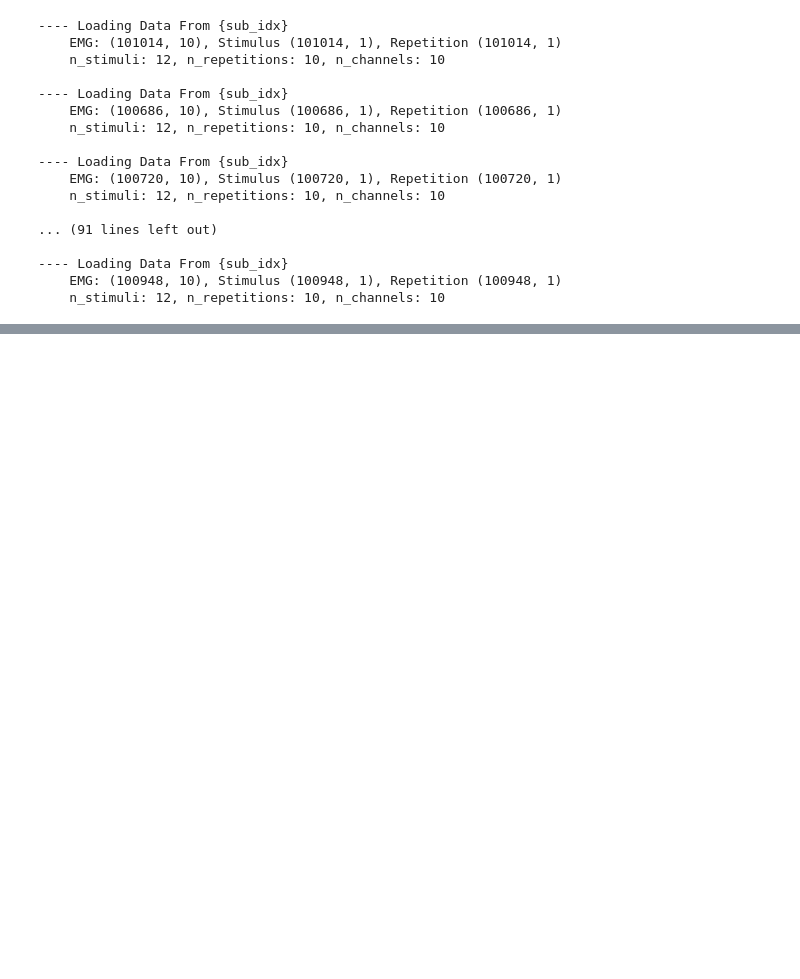
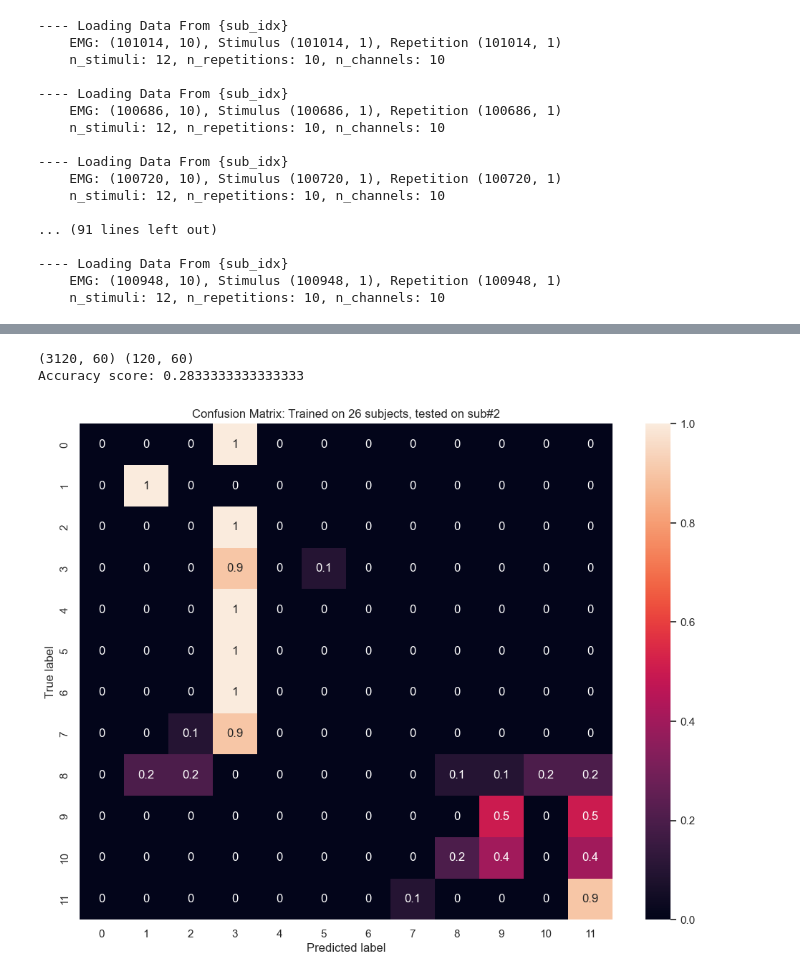
Before and after one commit to YuanshengZhou309/NSSP_Project2, a Jupyter notebook: Miniproject2-Part1-2.ipynb, the cells around one changed output, grey strips where cells are left out. Drawn from its saved outputs; the diff is of its cells as text; code cells hidden in the pictures; blank space fills up the shorter version.

```diff
--- a/Miniproject2-Part1-2.ipynb
+++ b/Miniproject2-Part1-2.ipynb
@@ -513,0 +549,57 @@ for sub_idx in range(1, 27+1):
+# %%
+# Here we test on subject #2, same as Part 1.
+from sklearn.ensemble import GradientBoostingClassifier
+from sklearn.model_selection import train_test_split
+from sklearn.metrics import accuracy_score, confusion_matrix
+import seaborn as sns
+import matplotlib.pyplot as plt
+from sklearn.preprocessing import StandardScaler
+
+sub_idx = 20
+sub_mask = np.zeros((3240,), dtype=bool)
+sub_mask[(sub_idx-1)*120: sub_idx*120] = True
+X_train = dataset_all[~sub_mask, :]
+X_test = dataset_all[sub_mask, :]
+y_train = labels_all[~sub_mask]
+y_test = labels_all[sub_mask]
+
+shuffle_indices = np.random.permutation(X_train.shape[0])  # 生成随机索引
+X_train = X_train[shuffle_indices, :]
+y_train = y_train[shuffle_indices]
+print(X_train.shape, X_test.shape)
+
+scaler = StandardScaler()
+X_train_z = scaler.fit_transform(X_train)
+X_test_z = scaler.transform(X_test)
+
+clf = GradientBoostingClassifier(
+    n_estimators=200,          # 减少树的数量
+    learning_rate=0.005,       # 更低的学习率
+    max_depth=3,               # 限制树的深度
+    min_samples_split=20,      # 增加分裂所需的最小样本数
+    min_samples_leaf=10,       # 每个叶子节点的最小样本数
+    subsample=0.75,            # 子采样
+    max_features='sqrt',       # 每棵树使用部分特征
+    min_impurity_decrease=0.01, # 分裂节点最小纯度提升
+    random_state=42
+)
+clf.fit(X_train_z, y_train)
+y_pred = clf.predict(X_test_z)
+
+# Accuracy
+accuracy = accuracy_score(y_test, y_pred)
+print(f"Accuracy score: {accuracy}")
+
+# Confusion Matrix
+confmat = confusion_matrix(y_test, y_pred, normalize="true")
+fig, ax = plt.subplots(figsize=(12, 9))
+
+sns.heatmap(confmat, annot=True, ax=ax)  # Use seaborn to create a heatmap of the confusion matrix
+ax.set_ylabel("True label")
+ax.set_xlabel("Predicted label")
+plt.title("Confusion Matrix: Trained on 26 subjects, tested on sub#2")
+plt.show()
+# %% [output]
+(3120, 60) (120, 60)
+Accuracy score: 0.2833333333333333
+[figure, added]
```
Also changed, not shown: parts of 18 cells of this notebook, 1 other file.
